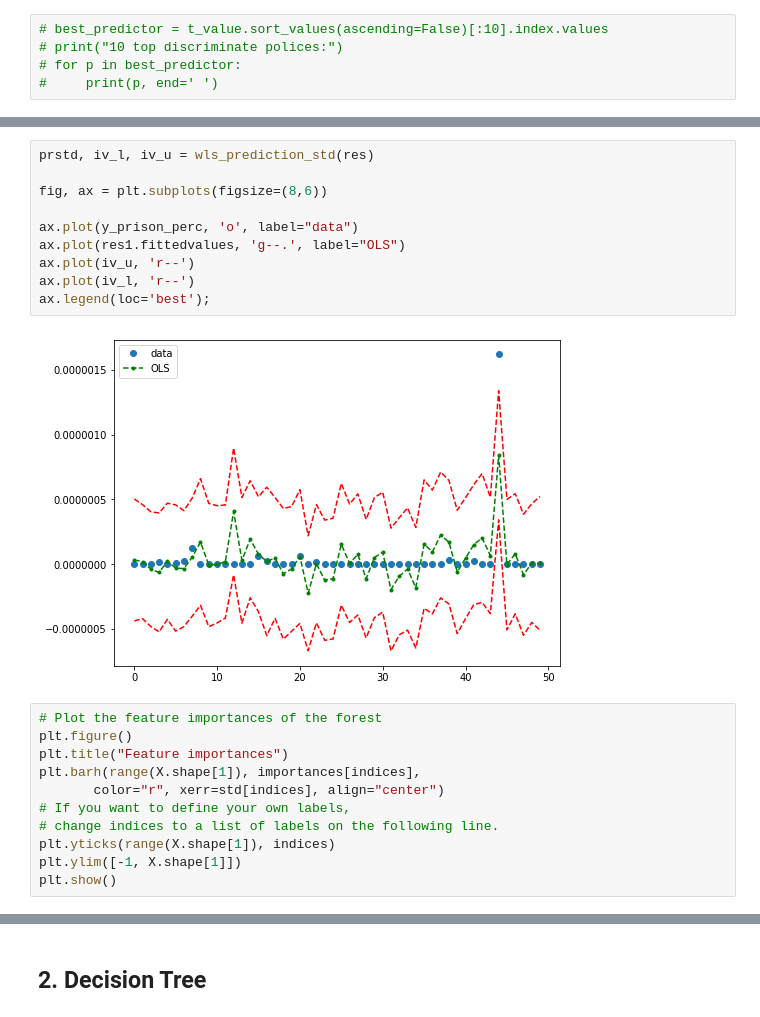
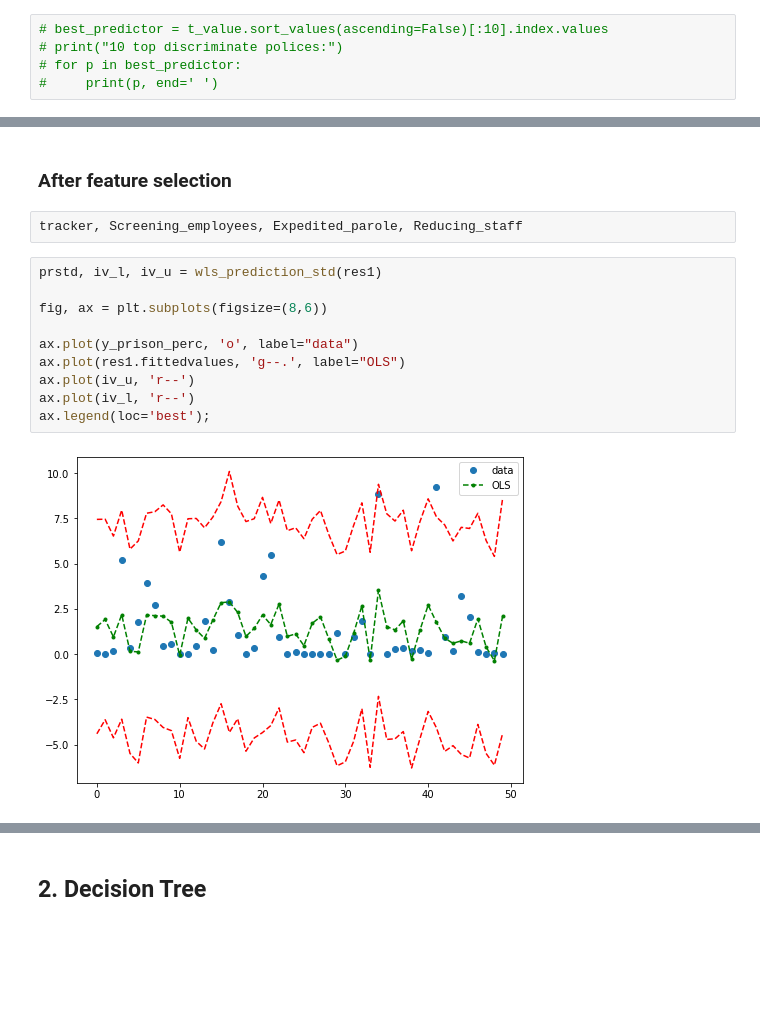
Before and after one commit to AmberCXX/Summer2020_MIT_COVID_Datathon, a Jupyter notebook: 03-evaluate-policies.ipynb, the cells around one changed output, grey strips where cells are left out. Saved outputs shown, nothing was run; the diff lists cells and outputs as text; blank space fills up the shorter version.

```diff
--- a/03-evaluate-policies.ipynb
+++ b/03-evaluate-policies.ipynb
@@ -306,26 +309,19 @@ OLS Regression Results
 Warnings:
 [1] Standard Errors assume that the covariance matrix of the errors is correctly specified.
+# %% [markdown]
+### After feature selection
+# %%
+tracker, Screening_employees, Expedited_parole, Reducing_staff
 # %%
-prstd, iv_l, iv_u = wls_prediction_std(res)
+prstd, iv_l, iv_u = wls_prediction_std(res1)
 
 fig, ax = plt.subplots(figsize=(8,6))
 
 ax.plot(y_prison_perc, 'o', label="data")
 ax.plot(res1.fittedvalues, 'g--.', label="OLS")
 ax.plot(iv_u, 'r--')
 ax.plot(iv_l, 'r--')
 ax.legend(loc='best');
 # %% [output]
-[figure, old version]
+[figure, new version]
-# %%
-# Plot the feature importances of the forest
-plt.figure()
-plt.title("Feature importances")
-plt.barh(range(X.shape[1]), importances[indices],
-       color="r", xerr=std[indices], align="center")
-# If you want to define your own labels,
-# change indices to a list of labels on the following line.
-plt.yticks(range(X.shape[1]), indices)
-plt.ylim([-1, X.shape[1]])
-plt.show()
 # %%
```
Also changed, not shown: parts of 7 cells of this notebook.
